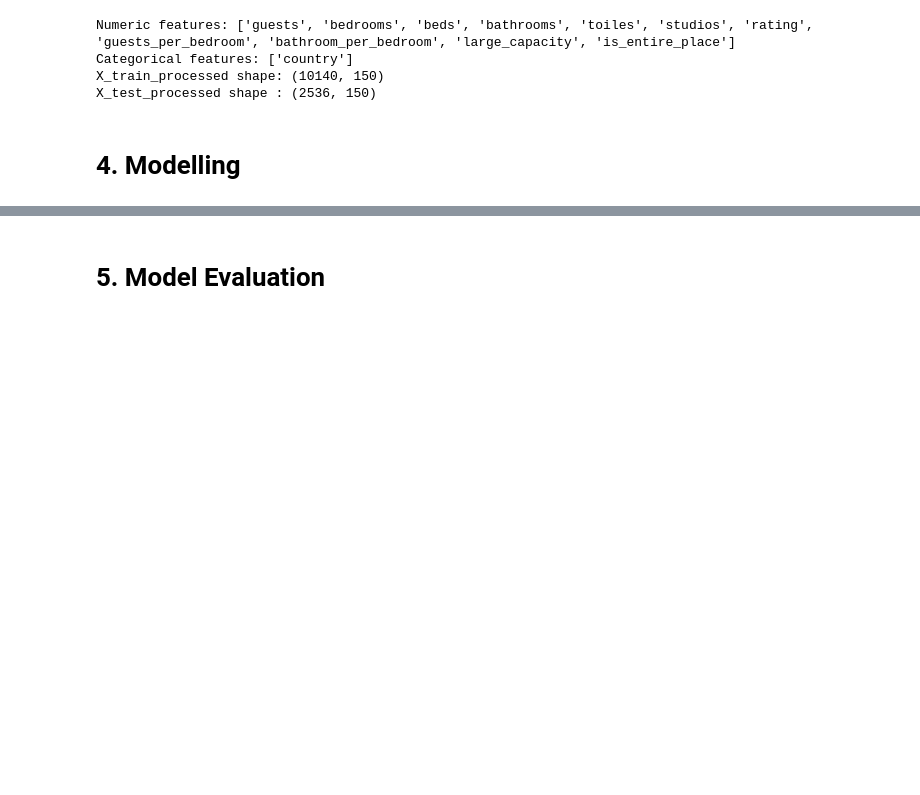
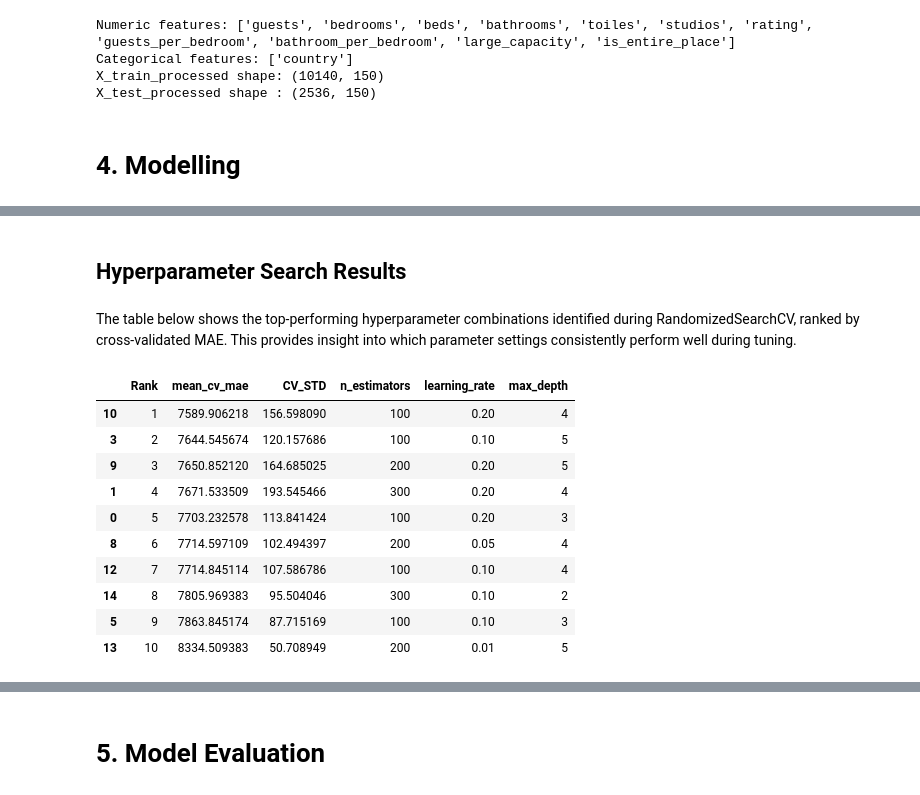
Before and after one commit to user2422224/OngTzeEnn_2404751F, a Jupyter notebook: AirbnbML.ipynb, the cells around one changed output, grey strips where cells are left out. Drawn from its saved outputs; the diff is of its cells as text; code cells hidden in the pictures; blank space fills up the shorter version.

```diff
--- a/AirbnbML.ipynb
+++ b/AirbnbML.ipynb
@@ -622,0 +929,61 @@ X_test_processed shape : (2536, 150)
+# %% [markdown]
+## Hyperparameter Search Results
+# %% [markdown]
+The table below shows the top-performing hyperparameter combinations identified during RandomizedSearchCV, ranked by cross-validated MAE. This provides insight into which parameter settings consistently perform well during tuning.
+# %%
+# Hyperparameter Search Results
+
+import pandas as pd
+
+# Extract CV results from RandomizedSearchCV
+cv_results = pd.DataFrame(search.cv_results_)
+
+# Keep ONLY tuned hyperparameters (important)
+cols = [
+    "rank_test_score",
+    "mean_test_score",
+    "std_test_score",
+    "param_model__n_estimators",
+    "param_model__learning_rate",
+    "param_model__max_depth",
+]
+
+# Select and sort top 10 configurations
+tuning_table = (
+    cv_results[cols]
+    .sort_values("rank_test_score")
+    .head(10)
+    .copy()
+)
+
+# Convert negative MAE to positive MAE for readability
+tuning_table["mean_cv_mae"] = -tuning_table["mean_test_score"]
+
+# Clean up table
+tuning_table = tuning_table.drop(columns=["mean_test_score"])
+tuning_table = tuning_table.rename(columns={
+    "rank_test_score": "Rank",
+    "std_test_score": "CV_STD",
+    "param_model__n_estimators": "n_estimators",
+    "param_model__learning_rate": "learning_rate",
+    "param_model__max_depth": "max_depth",
+})
+
+# Reorder columns nicely
+tuning_table = tuning_table[
+    ["Rank", "mean_cv_mae", "CV_STD", "n_estimators", "learning_rate", "max_depth"]
+]
+
+tuning_table
+# %% [output]
+|  | Rank | mean_cv_mae | CV_STD | n_estimators | learning_rate | max_depth |
+| 10 | 1 | 7589.906218 | 156.598090 | 100 | 0.20 | 4 |
+| 3 | 2 | 7644.545674 | 120.157686 | 100 | 0.10 | 5 |
+| 9 | 3 | 7650.852120 | 164.685025 | 200 | 0.20 | 5 |
+| 1 | 4 | 7671.533509 | 193.545466 | 300 | 0.20 | 4 |
+| 0 | 5 | 7703.232578 | 113.841424 | 100 | 0.20 | 3 |
+| 8 | 6 | 7714.597109 | 102.494397 | 200 | 0.05 | 4 |
+| 12 | 7 | 7714.845114 | 107.586786 | 100 | 0.10 | 4 |
+| 14 | 8 | 7805.969383 | 95.504046 | 300 | 0.10 | 2 |
+| 5 | 9 | 7863.845174 | 87.715169 | 100 | 0.10 | 3 |
+| 13 | 10 | 8334.509383 | 50.708949 | 200 | 0.01 | 5 |
```
Also changed, not shown: parts of 24 cells of this notebook.
